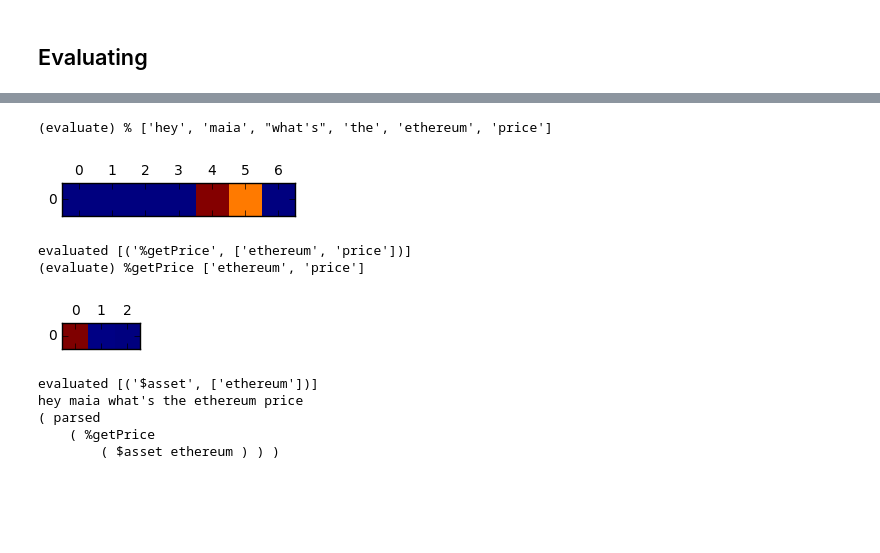
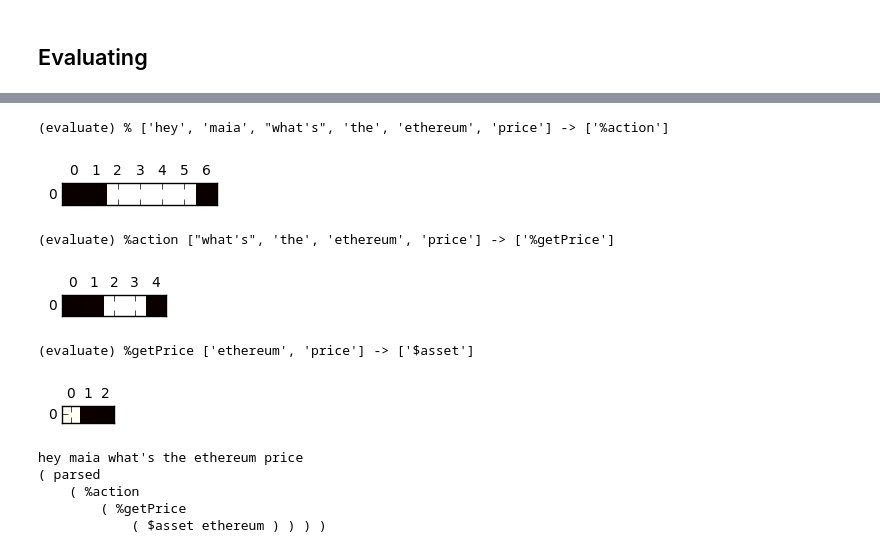
Before and after one commit to spro/RARNN, a Jupyter notebook: rarnn.ipynb, the cells around one changed output, grey strips where cells are left out. Drawn from its saved outputs; the diff is of its cells as text; code cells hidden in the pictures; blank space fills up the shorter version.

Commit message:
add context to pointer; expand descriptions

```diff
--- a/rarnn.ipynb
+++ b/rarnn.ipynb
@@ -178,7 +182,7 @@ class DotAttn(nn.Module):
         return F.softmax(attn_energies).unsqueeze(0).unsqueeze(0)
 # %%
 class Decoder(nn.Module):
-    def __init__(self, hidden_size, output_size, n_layers=1, dropout=0.1):
+    def __init__(self, hidden_size, output_size, n_layers=1, dropout=0.05):
         super(Decoder, self).__init__()
 
         # Keep parameters for reference
@@ -197,6 +201,7 @@ class Decoder(nn.Module):
 
     def forward(self, context_input, word_input, last_hidden, encoder_outputs):
         # Note: we run this one step at a time
+        # TODO: Batching
 
         # Get the embedding of the current input word (last output word)
         word_embedded = self.embedding(word_input).view(1, 1, -1) # S=1 x B x N
@@ -311,10 +335,11 @@ input_size = len(input_tokens)
 output_size = len(output_tokens)
 hidden_size = 100
 
-learning_rate = 5e-4
+learning_rate = 1e-4
+weight_decay = 1e-6
 
 rarnn = RARNN(input_size, output_size, hidden_size)
-optimizer = torch.optim.Adam(rarnn.parameters(), lr=learning_rate)
+optimizer = torch.optim.Adam(rarnn.parameters(), lr=learning_rate, weight_decay=weight_decay)
 
 decoder_criterion = nn.NLLLoss()
 pointer_criterion = nn.MSELoss(size_average=False)
@@ -350,9 +375,9 @@ def train(flat, node):
 import sconce
 job = sconce.Job('rarnn')
 job.plot_every = 20
-job.log_every = 50
+job.log_every = 100
 
-n_epochs = 2000
+n_epochs = 5000
 
 for i in range(n_epochs):
     walked_flat, walked_tree = walk_tree(parsed, parsed['%'], None)
@@ -391,24 +410,25 @@ def evaluate(context, inputs, node=None):
     if node == None:
         node = Node('parsed')
 
-    print('(evaluate) %s %s' % (context, inputs))
+    # Turn data into tensors
     context_var = tokens_to_tensor([context], output_tokens, False)
     context_var = Variable(context_var)
     inputs_var = tokens_to_tensor(inputs, input_tokens).view(-1, 1, 1) # seq x batch x size
     inputs_var = Variable(inputs_var)
 
+    # Run through RARNN
     decoder_outputs, pointer_outputs = rarnn(context_var, inputs_var)
-    fig = plt.figure(figsize=(len(inputs) / 2, 99))
-    sub = fig.add_subplot(111)
-    sub.matshow(pointer_outputs.data.squeeze(1).numpy(), vmin=0, vmax=1)
-    plt.show(); plt.close()
+
+    # Given the decoder and pointer outputs, gather contexts and inputs for sub-phrases
+    # Use pointer values > 0.5 to select words for next input sequence
 
     next_contexts = []
     next_inputs = []
 
     for i in range(len(decoder_outputs)):
-        max_index = decoder_outputs[i].topk(1)[1].data[0]
-        next_contexts.append(output_tokens[max_index])
+        max_value, max_index = decoder_outputs[i].topk(1)
+        max_index = max_index.data[0]
+        next_contexts.append(output_tokens[max_index]) # Get decoder output token
         p = pointer_outputs[i]
         next_input = []
         for j in range(len(p) - 1):
@@ -418,13 +438,26 @@ def evaluate(context, inputs, node=None):
         next_inputs.append(next_input)
 
     evaluated = list(zip(next_contexts, next_inputs))
-    print('evaluated', evaluated)
+
+    # Print decoded outputs
+    print('\n(evaluate) %s %s -> %s' % (context, inputs, next_contexts))
+
+    # Plot pointer outputs
+    fig = plt.figure(figsize=(len(inputs) / 3, 99))
+    sub = fig.add_subplot(111)
+    sub.matshow(pointer_outputs.data.squeeze(1).numpy(), vmin=0, vmax=1, cmap='hot')
+    plt.show(); plt.close()
 
     for context, inputs in evaluated:
+        # Add a node for parsed sub-phrases and values
         sub_node = Node(context)
         node.add(sub_node)
+
+        # Recursively evaluate sub-phrases
         if context[0] == '%':
             evaluate(context, inputs, sub_node)
+
+        # Or add words directly to value node
         elif context[0] == '$':
             sub_node.add(' '.join(inputs))
 
@@ -483,14 +540,15 @@ hey maia if the ethereum price is less than 20 then turn the living room light o
 # %%
-evaluate_and_print('%', 'hey maia what\'s the ethereum price'.split(' '))
+evaluate_and_print('%', "hey maia what's the ethereum price".split(' '))
 # %% [output]
-(evaluate) % ['hey', 'maia', "what's", 'the', 'ethereum', 'price']
+(evaluate) % ['hey', 'maia', "what's", 'the', 'ethereum', 'price'] -> ['%action']
-[figure, old version]
+[figure, new version]
-evaluated [('%getPrice', ['ethereum', 'price'])]
-(evaluate) %getPrice ['ethereum', 'price']
+(evaluate) %action ["what's", 'the', 'ethereum', 'price'] -> ['%getPrice']
-[figure, old version]
+[figure, new version]
-evaluated [('$asset', ['ethereum'])]
-hey maia what's the ethereum price
-( parsed
-    ( %getPrice
-        ( $asset ethereum ) ) )
+(evaluate) %getPrice ['ethereum', 'price'] -> ['$asset']
+[figure, added]
+hey maia what's the ethereum price
+( parsed
+    ( %action
+        ( %getPrice
+            ( $asset ethereum ) ) ) )
 # %%
```
Also changed, not shown: parts of 26 cells of this notebook.
